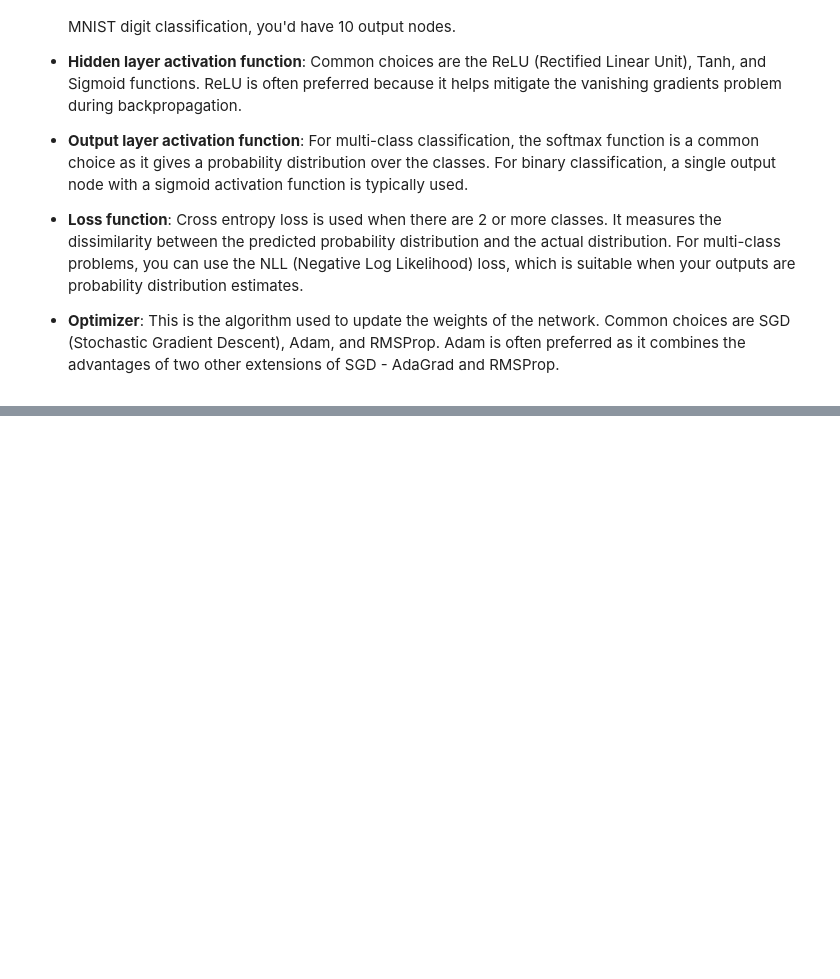
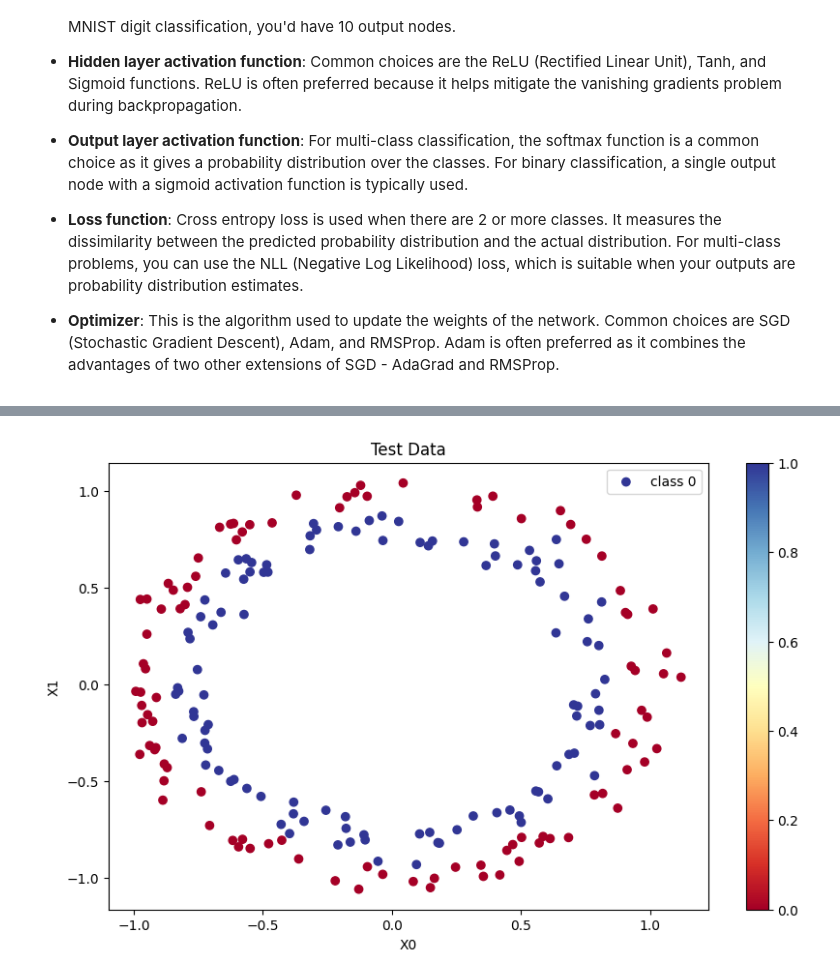
Before and after one commit to Sanjit10/Learning_pyTorch, a Jupyter notebook: tf-knugs/classification.ipynb, the cells around one changed output, grey strips where cells are left out. Cells and saved outputs as stored; diff of their text form; code cells hidden in the pictures; blank space fills up the shorter version.

```diff
--- a/tf-knugs/classification.ipynb
+++ b/tf-knugs/classification.ipynb
@@ -30,0 +222,4 @@ import sklearn
+# %%
+plot_scatter(X_test, y_test, title='Test Data')
+# %% [output]
+[figure, added]
```
Also changed, not shown: parts of 43 cells of this notebook, 3 other files.
